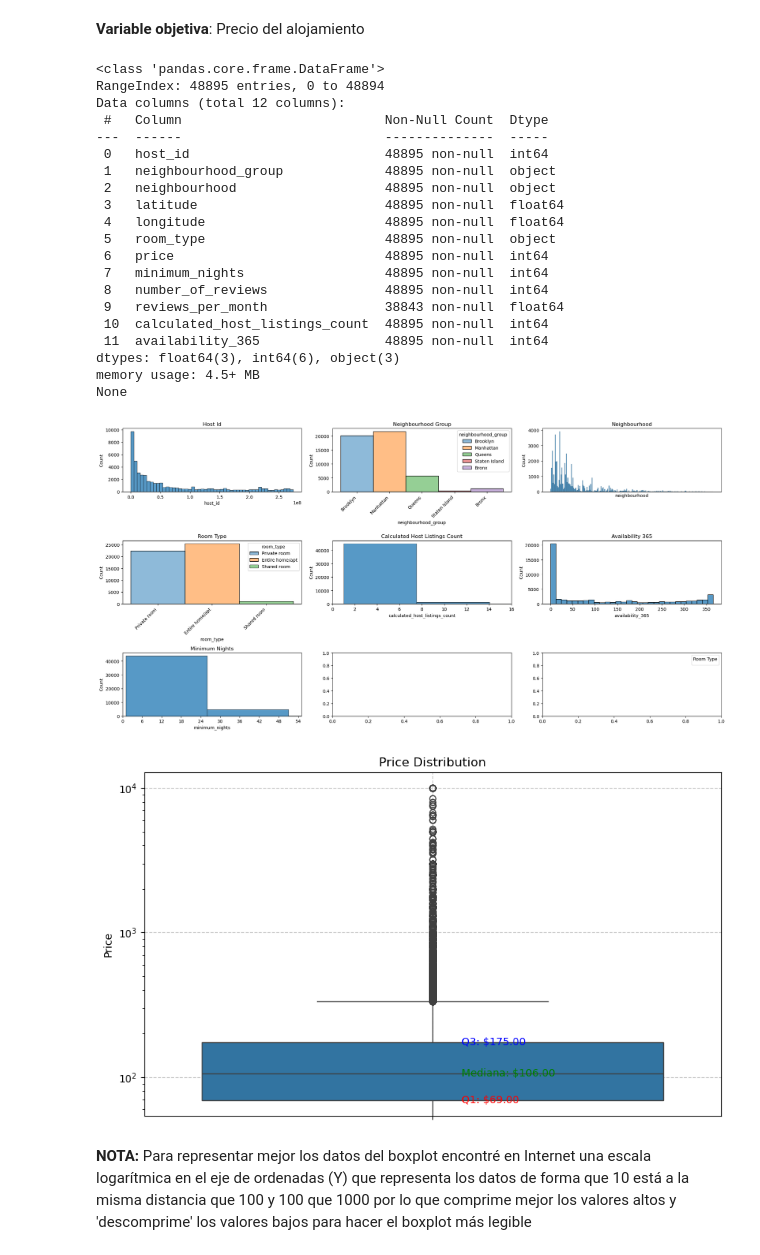
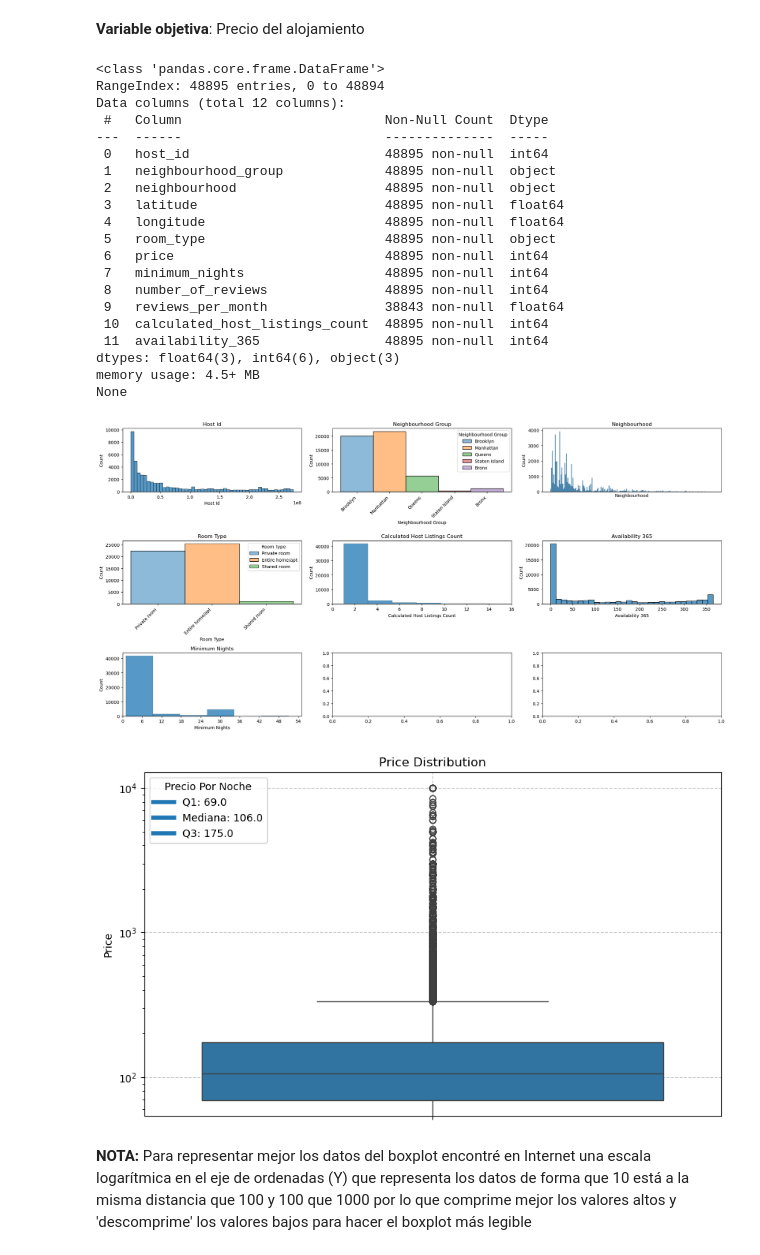
Before and after one commit to 4GeeksAcademy/danielpaez-dev-machine-learning-python-template, a Jupyter notebook: src/explore.ipynb, the cells around one changed output. Drawn from its saved outputs; the diff is of its cells as text; code cells hidden in the pictures.

Commit message:
feat: :sparkles: Improved plots and EDA description
Hue for categorical histplots, format_text function, label with useful information of the boxplot and enhanced markdown analysis

```diff
--- a/src/explore.ipynb
+++ b/src/explore.ipynb
@@ -7,6 +7,7 @@ import pandas as pd
 import matplotlib.pyplot as plt
 import seaborn as sns
 from matplotlib.ticker import MaxNLocator
+from matplotlib.lines import Line2D
 
 URL = 'https://raw.githubusercontent.com/4GeeksAcademy/data-preprocessing-project-tutorial/main/AB_NYC_2019.csv'
 
@@ -19,7 +20,7 @@ def format_text(text: str) -> str:
 
 def cleanedData(df:pd.DataFrame) -> pd.DataFrame:
     df_ = df.copy()
-    df_.drop('id', axis=1).duplicated() # No borra nada pero sería necesario en caso de que hubiera filas duplicada
+    df_.drop('id', axis=1).duplicated() # No borra nada pero sería necesario en caso de que hubiera filas duplicadas
     df_.drop(['id', 'name', 'host_name', 'last_review'], axis=1, inplace=True)
     return df_
 
@@ -36,7 +37,7 @@ def histplot(columns, cleaned_data, axis_array):
 
             if column in ['calculated_host_listings_count', 'minimum_nights']:
                 # Esto es necesario para que se pueda ver de forma más razonables los histogramas. Lo que hacemos es cortar el número de valores del eje abscisas que vemos
-                sns.histplot(ax=ax, data=cleaned_data, x=column, bins=50)
+                sns.histplot(ax=ax, data=cleaned_data, x=column, bins=150)
                 if column == 'calculated_host_listings_count':
                     ax.set_xlim(0, 16)
                 elif column == 'minimum_nights':
@@ -46,7 +47,8 @@ def histplot(columns, cleaned_data, axis_array):
 
             elif column in ['neighbourhood_group', 'room_type']:
                 sns.histplot(ax=ax, data=cleaned_data, x=column, hue=column)
-                plt.legend(title=format_text(column))
+                if ax.legend_ is not None:
+                    ax.legend_.set_title(format_text(column))
             else:
                 sns.histplot(ax = ax, data = cleaned_data, x = column)
 
@@ -54,6 +56,8 @@ def histplot(columns, cleaned_data, axis_array):
                 ax.set_xticks([])
             if column in ['neighbourhood_group', 'room_type']:
                 plt.setp(ax.get_xticklabels(), rotation=45, ha='right')
+
+            ax.set_xlabel(format_text(column))
 
 def boxplot(cleaned_data):
     plt.figure(figsize=(10,6))
@@ -65,13 +69,20 @@ def boxplot(cleaned_data):
     Q1 = cleaned_data['price'].quantile(0.25)
     Mediana = cleaned_data['price'].quantile(0.50)
     Q3 = cleaned_data['price'].quantile(0.75)
+    legend_handles = [
+        Line2D([0], [0], lw=4),
+        Line2D([0], [0], lw=4),
+        Line2D([0], [0], lw=4)
+    ]
 
-    # Anotar los valores en el boxplot
-    # Las coordenadas X para el boxplot de una sola variable son 0 para un boxplot vertical.
-    # La coordenada Y es el valor del cuartil.
-    ax_price.text(x=0.05, y=Q1, s=f'Q1: ${Q1:.2f}', color='red', va='center', ha='left', fontsize=10)
-    ax_price.text(x=0.05, y=Mediana, s=f'Mediana: ${Mediana:.2f}', color='green', va='center', ha='left', fontsize=10)
-    ax_price.text(x=0.05, y=Q3, s=f'Q3: ${Q3:.2f}', color='blue', va='center', ha='left', fontsize=10)
+    labels = [
+        f'Q1: {Q1}',
+        f'Mediana: {Mediana}',
+        f'Q3: {Q3}'
+    ]
+
+    ax_price.legend(handles=legend_handles, labels=labels,
+                     loc='upper left', title="Precio por noche".title())
     plt.show()
 
 def main():
@@ -87,35 +98,35 @@ def main():
     histplot(histplot_variables, cleaned_data, axis)
     plt.tight_layout()
     plt.show()
 
     # Boxplot
     boxplot(cleaned_data)
 
     # Multivariante
 main()
 # %% [output]
 <class 'pandas.core.frame.DataFrame'>
 RangeIndex: 48895 entries, 0 to 48894
 Data columns (total 12 columns):
  #   Column                          Non-Null Count  Dtype
 ---  ------                          --------------  -----
  0   host_id                         48895 non-null  int64
  1   neighbourhood_group             48895 non-null  object
  2   neighbourhood                   48895 non-null  object
  3   latitude                        48895 non-null  float64
  4   longitude                       48895 non-null  float64
  5   room_type                       48895 non-null  object
  6   price                           48895 non-null  int64
  7   minimum_nights                  48895 non-null  int64
  8   number_of_reviews               48895 non-null  int64
  9   reviews_per_month               38843 non-null  float64
  10  calculated_host_listings_count  48895 non-null  int64
  11  availability_365                48895 non-null  int64
 dtypes: float64(3), int64(6), object(3)
 memory usage: 4.5+ MB
 None
-[figure, old version]
+[figure, new version]
-[figure, old version]
+[figure, new version]
 # %% [markdown]
 **NOTA:** Para representar mejor los datos del boxplot encontré en Internet una escala logarítmica en el eje de ordenadas (Y) que representa los datos de forma que 10 está a la misma distancia que 100 y 100 que 1000 por lo que comprime mejor los valores altos y 'descomprime' los valores bajos para hacer el boxplot más legible
 # %% [markdown]
```
Also changed, not shown: parts of 1 cell of this notebook.
